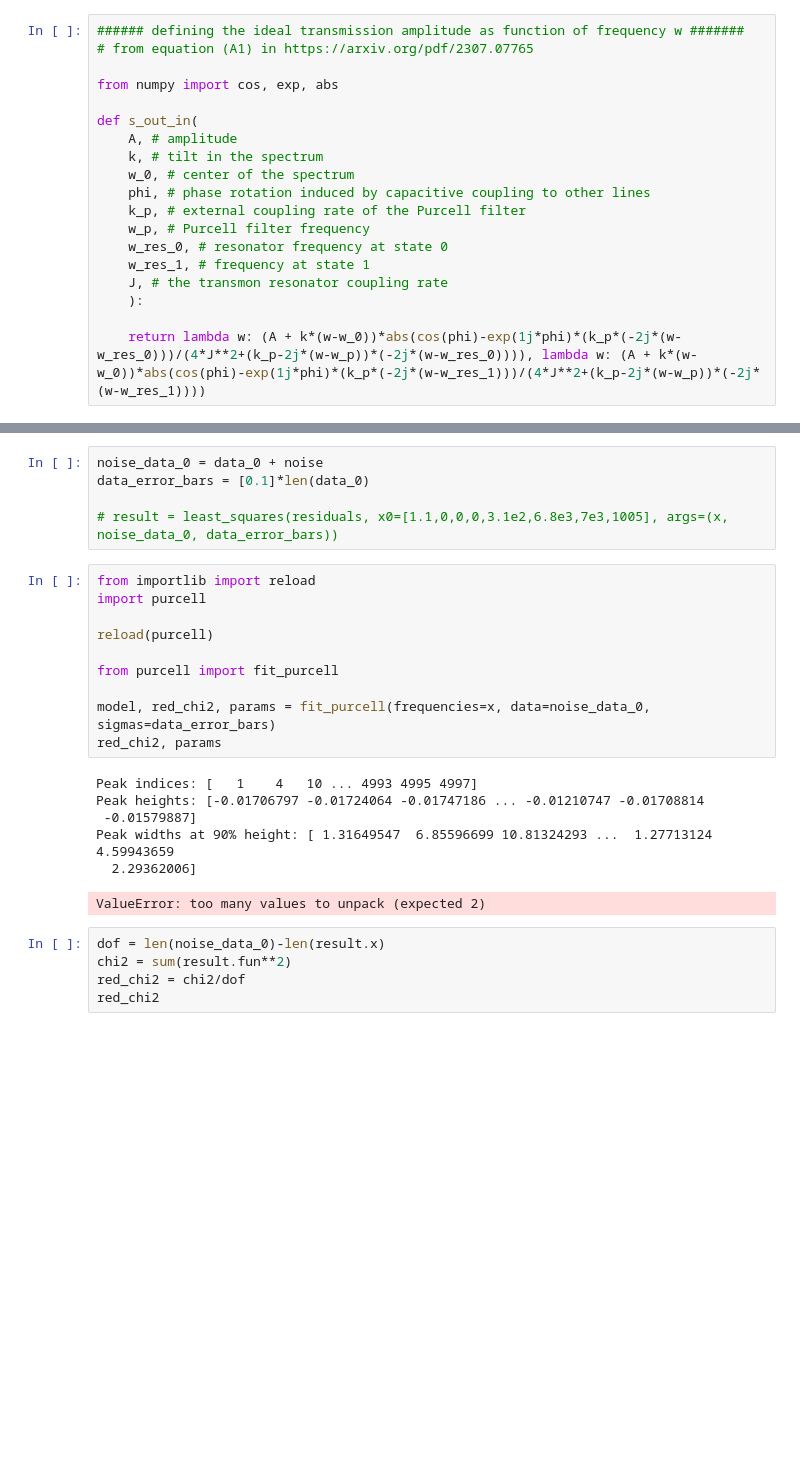
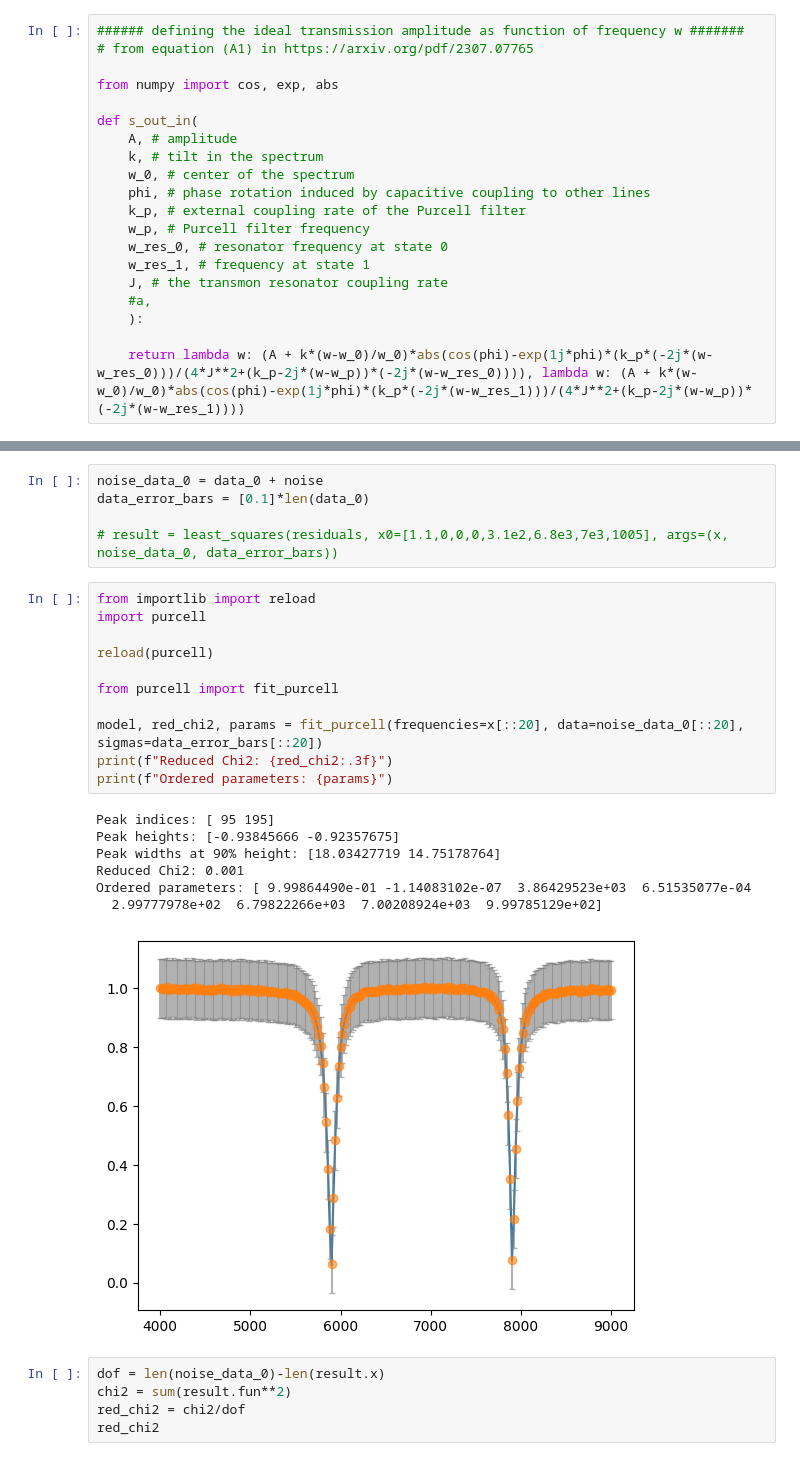
Before and after one commit to Giuhcs/purcell_filter_model, a Jupyter notebook: main.ipynb, the cells around one changed output, grey strips where cells are left out. Saved outputs shown, nothing was run; the diff lists cells and outputs as text; blank space fills up the shorter version.

```diff
--- a/main.ipynb
+++ b/main.ipynb
@@ -16,9 +16,10 @@ def s_out_in(
     w_res_0, # resonator frequency at state 0
     w_res_1, # frequency at state 1
     J, # the transmon resonator coupling rate
+    #a,
     ):
 
-    return lambda w: (A + k*(w-w_0))*abs(cos(phi)-exp(1j*phi)*(k_p*(-2j*(w-w_res_0)))/(4*J**2+(k_p-2j*(w-w_p))*(-2j*(w-w_res_0)))), lambda w: (A + k*(w-w_0))*abs(cos(phi)-exp(1j*phi)*(k_p*(-2j*(w-w_res_1)))/(4*J**2+(k_p-2j*(w-w_p))*(-2j*(w-w_res_1))))
+    return lambda w: (A + k*(w-w_0)/w_0)*abs(cos(phi)-exp(1j*phi)*(k_p*(-2j*(w-w_res_0)))/(4*J**2+(k_p-2j*(w-w_p))*(-2j*(w-w_res_0)))), lambda w: (A + k*(w-w_0)/w_0)*abs(cos(phi)-exp(1j*phi)*(k_p*(-2j*(w-w_res_1)))/(4*J**2+(k_p-2j*(w-w_p))*(-2j*(w-w_res_1))))
 # %% [markdown]
 ### using data with no noise, no tilt, no center dislocation, and no phase rotation induced by couplings
 # %%
@@ -109,20 +111,22 @@ data_error_bars = [0.1]*len(data_0)
 # %%
 from importlib import reload
 import purcell
 
 reload(purcell)
 
 from purcell import fit_purcell
 
-model, red_chi2, params = fit_purcell(frequencies=x, data=noise_data_0, sigmas=data_error_bars)
-red_chi2, params
+model, red_chi2, params = fit_purcell(frequencies=x[::20], data=noise_data_0[::20], sigmas=data_error_bars[::20])
+print(f"Reduced Chi2: {red_chi2:.3f}")
+print(f"Ordered parameters: {params}")
 # %% [output]
-Peak indices: [   1    4   10 ... 4993 4995 4997]
-Peak heights: [-0.01706797 -0.01724064 -0.01747186 ... -0.01210747 -0.01708814
- -0.01579887]
-Peak widths at 90% height: [ 1.31649547  6.85596699 10.81324293 ...  1.27713124  4.59943659
-  2.29362006]
+Peak indices: [ 95 195]
+Peak heights: [-0.93845666 -0.92357675]
+Peak widths at 90% height: [18.03427719 14.75178764]
+Reduced Chi2: 0.001
+Ordered parameters: [ 9.99864490e-01 -1.14083102e-07  3.86429523e+03  6.51535077e-04
+  2.99777978e+02  6.79822266e+03  7.00208924e+03  9.99785129e+02]
-ValueError: too many values to unpack (expected 2)
+[figure, added]
 # %%
 dof = len(noise_data_0)-len(result.x)
 chi2 = sum(result.fun**2)
```
Also changed, not shown: parts of 4 cells of this notebook, 1 other file.
